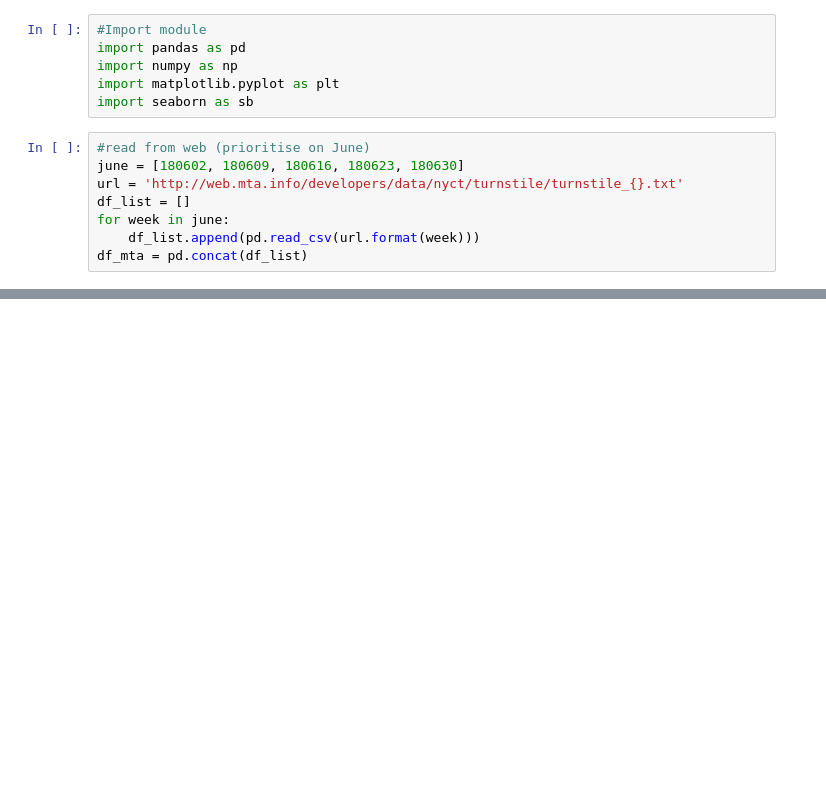
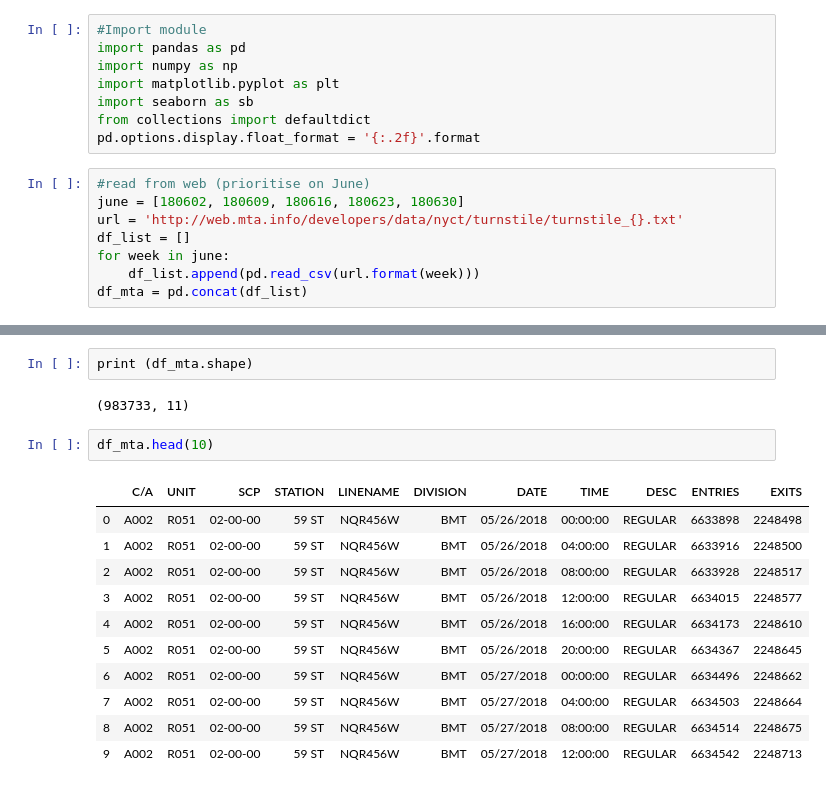
Before and after one commit to Suryantoyoga/NewYorkMTA, a Jupyter notebook: NewYorkMTAEDA.ipynb, the cells around one changed output, grey strips where cells are left out. Cells and saved outputs as stored; diff of their text form; blank space fills up the shorter version.

```diff
--- a/NewYorkMTAEDA.ipynb
+++ b/NewYorkMTAEDA.ipynb
@@ -4,6 +4,8 @@ import pandas as pd
 import numpy as np
 import matplotlib.pyplot as plt
 import seaborn as sb
+from collections import defaultdict
+pd.options.display.float_format = '{:.2f}'.format
 # %%
 #read from web (prioritise on June)
 june = [180602, 180609, 180616, 180623, 180630]
@@ -48,0 +32,18 @@ array(['05/26/2018', '05/27/2018', '05/28/2018', '05/29/2018',
+# %%
+print (df_mta.shape)
+# %% [output]
+(983733, 11)
+# %%
+df_mta.head(10)
+# %% [output]
+|  | C/A | UNIT | SCP | STATION | LINENAME | DIVISION | DATE | TIME | DESC | ENTRIES | EXITS |
+| 0 | A002 | R051 | 02-00-00 | 59 ST | NQR456W | BMT | 05/26/2018 | 00:00:00 | REGULAR | 6633898 | 2248498 |
+| 1 | A002 | R051 | 02-00-00 | 59 ST | NQR456W | BMT | 05/26/2018 | 04:00:00 | REGULAR | 6633916 | 2248500 |
+| 2 | A002 | R051 | 02-00-00 | 59 ST | NQR456W | BMT | 05/26/2018 | 08:00:00 | REGULAR | 6633928 | 2248517 |
+| 3 | A002 | R051 | 02-00-00 | 59 ST | NQR456W | BMT | 05/26/2018 | 12:00:00 | REGULAR | 6634015 | 2248577 |
+| 4 | A002 | R051 | 02-00-00 | 59 ST | NQR456W | BMT | 05/26/2018 | 16:00:00 | REGULAR | 6634173 | 2248610 |
+| 5 | A002 | R051 | 02-00-00 | 59 ST | NQR456W | BMT | 05/26/2018 | 20:00:00 | REGULAR | 6634367 | 2248645 |
+| 6 | A002 | R051 | 02-00-00 | 59 ST | NQR456W | BMT | 05/27/2018 | 00:00:00 | REGULAR | 6634496 | 2248662 |
+| 7 | A002 | R051 | 02-00-00 | 59 ST | NQR456W | BMT | 05/27/2018 | 04:00:00 | REGULAR | 6634503 | 2248664 |
+| 8 | A002 | R051 | 02-00-00 | 59 ST | NQR456W | BMT | 05/27/2018 | 08:00:00 | REGULAR | 6634514 | 2248675 |
+| 9 | A002 | R051 | 02-00-00 | 59 ST | NQR456W | BMT | 05/27/2018 | 12:00:00 | REGULAR | 6634542 | 2248713 |
```
Also changed, not shown: parts of 34 cells of this notebook.
